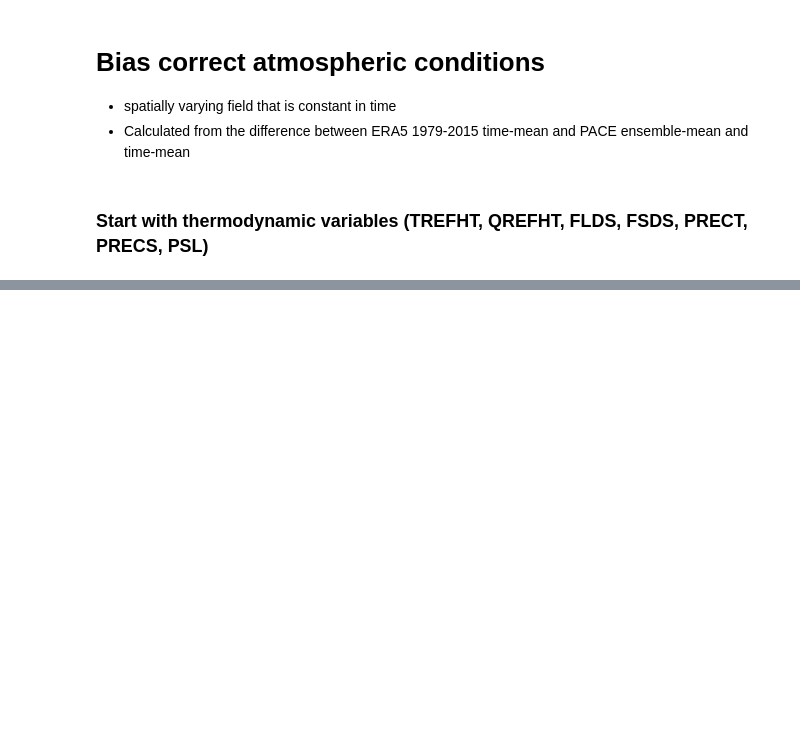
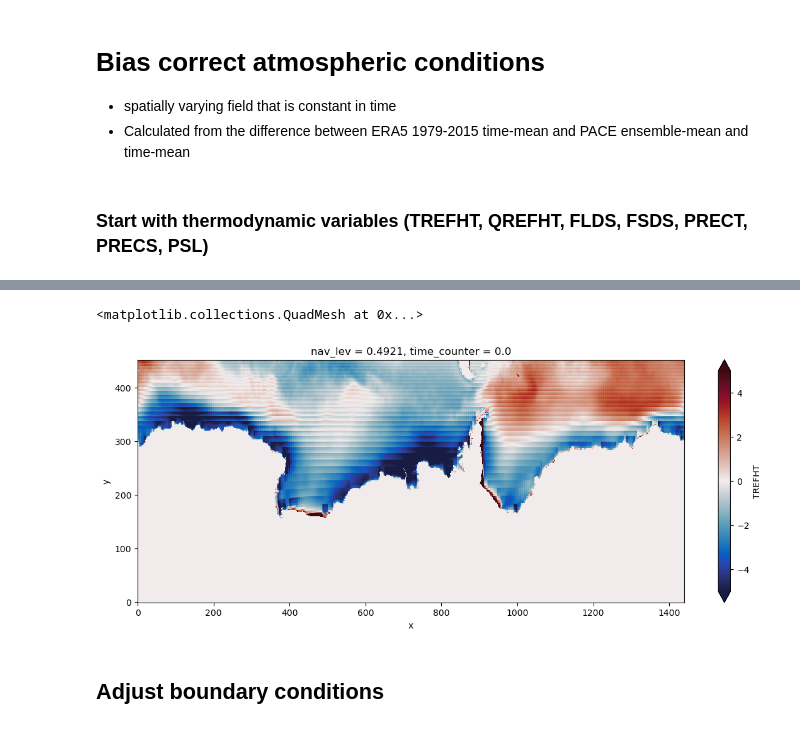
Before and after one commit to brogalla/analysis-birgal, a Jupyter notebook: nemo_config_setup/climate-experiments/atmosphere-bias-correction.ipynb, the cells around one changed output, grey strips where cells are left out. Drawn from its saved outputs; the diff is of its cells as text; code cells hidden in the pictures; blank space fills up the shorter version.

Commit message:
working on bias correction functions. thermodynamics one seems to be working alright so next up boundary condition corrections

```diff
--- a/nemo_config_setup/climate-experiments/atmosphere-bias-correction.ipynb
+++ b/nemo_config_setup/climate-experiments/atmosphere-bias-correction.ipynb
@@ -466,0 +176,7 @@ def thermo_correction (grid_dir, var_name, cmip_file, era5_file, out_file, prec=
+# %%
+CESM2_corr = xr.open_dataset('/gws/nopw/j04/anthrofail/birgal/NEMO_AIS/climate-forcing/CESM2/LE2/processed/CESM2-LE2_TREFHT_bias_corr.nc')
+# %%
+CESM2_corr.TREFHT.plot(figsize=(14,5), vmin=-5, vmax=5, cmap=cmocean.cm.balance)
+# %% [output]
+<matplotlib.collections.QuadMesh at 0x...>
+[figure, added]
@@ -466,0 +188,2 @@ def thermo_correction (grid_dir, var_name, cmip_file, era5_file, out_file, prec=
+# %% [markdown]
+## Adjust boundary conditions
```
Also changed, not shown: parts of 21 cells of this notebook.
